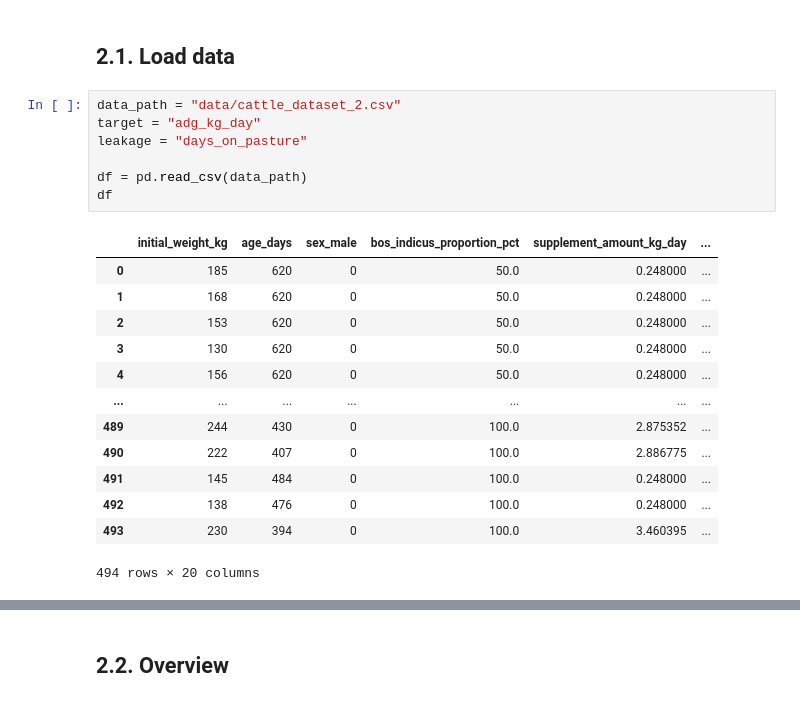
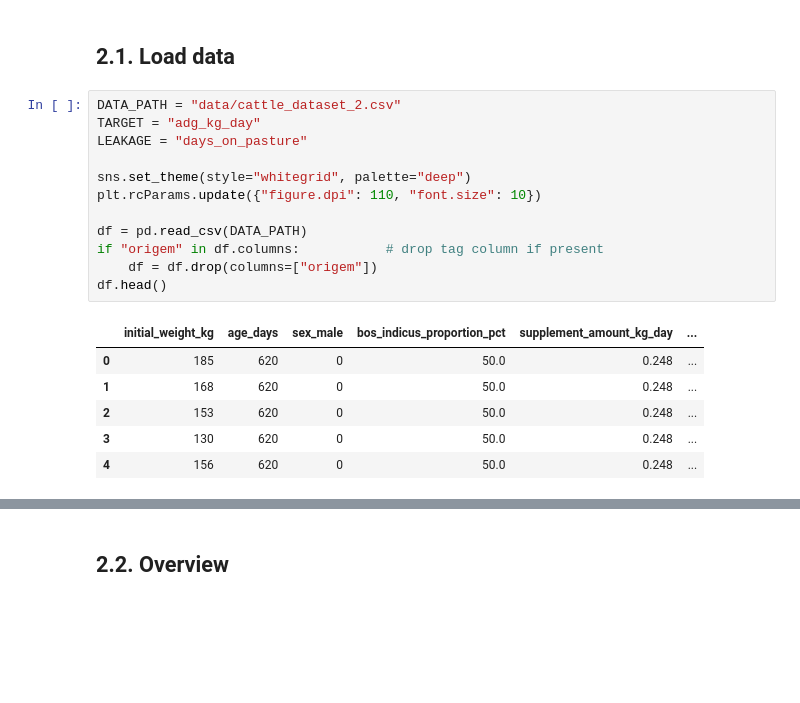
Before and after one commit to eulergomees/dnn_cattle_weight_gain, a Jupyter notebook: cattle_gmd_dnn.ipynb, the cells around one changed output, grey strips where cells are left out. Cells and saved outputs as stored; diff of their text form; blank space fills up the shorter version.

Commit message:
feat: exploratory data analysis

```diff
--- a/cattle_gmd_dnn.ipynb
+++ b/cattle_gmd_dnn.ipynb
@@ -36,23 +36,21 @@ Device: cuda
 # %% [markdown]
 ## 2.1. Load data
 # %%
-data_path = "data/cattle_dataset_2.csv"
-target = "adg_kg_day"
-leakage = "days_on_pasture"
+DATA_PATH = "data/cattle_dataset_2.csv"
+TARGET = "adg_kg_day"
+LEAKAGE = "days_on_pasture"
 
-df = pd.read_csv(data_path)
-df
+sns.set_theme(style="whitegrid", palette="deep")
+plt.rcParams.update({"figure.dpi": 110, "font.size": 10})
+
+df = pd.read_csv(DATA_PATH)
+if "origem" in df.columns:           # drop tag column if present
+    df = df.drop(columns=["origem"])
+df.head()
 # %% [output]
 |  | initial_weight_kg | age_days | sex_male | bos_indicus_proportion_pct | supplement_amount_kg_day | ... |
-| 0 | 185 | 620 | 0 | 50.0 | 0.248000 | ... |
-| 1 | 168 | 620 | 0 | 50.0 | 0.248000 | ... |
-| 2 | 153 | 620 | 0 | 50.0 | 0.248000 | ... |
-| 3 | 130 | 620 | 0 | 50.0 | 0.248000 | ... |
-| 4 | 156 | 620 | 0 | 50.0 | 0.248000 | ... |
-| ... | ... | ... | ... | ... | ... | ... |
-| 489 | 244 | 430 | 0 | 100.0 | 2.875352 | ... |
-| 490 | 222 | 407 | 0 | 100.0 | 2.886775 | ... |
-| 491 | 145 | 484 | 0 | 100.0 | 0.248000 | ... |
-| 492 | 138 | 476 | 0 | 100.0 | 0.248000 | ... |
-| 493 | 230 | 394 | 0 | 100.0 | 3.460395 | ... |
+| 0 | 185 | 620 | 0 | 50.0 | 0.248 | ... |
+| 1 | 168 | 620 | 0 | 50.0 | 0.248 | ... |
+| 2 | 153 | 620 | 0 | 50.0 | 0.248 | ... |
+| 3 | 130 | 620 | 0 | 50.0 | 0.248 | ... |
+| 4 | 156 | 620 | 0 | 50.0 | 0.248 | ... |
-494 rows × 20 columns
```
Also changed, not shown: parts of 11 cells of this notebook.
